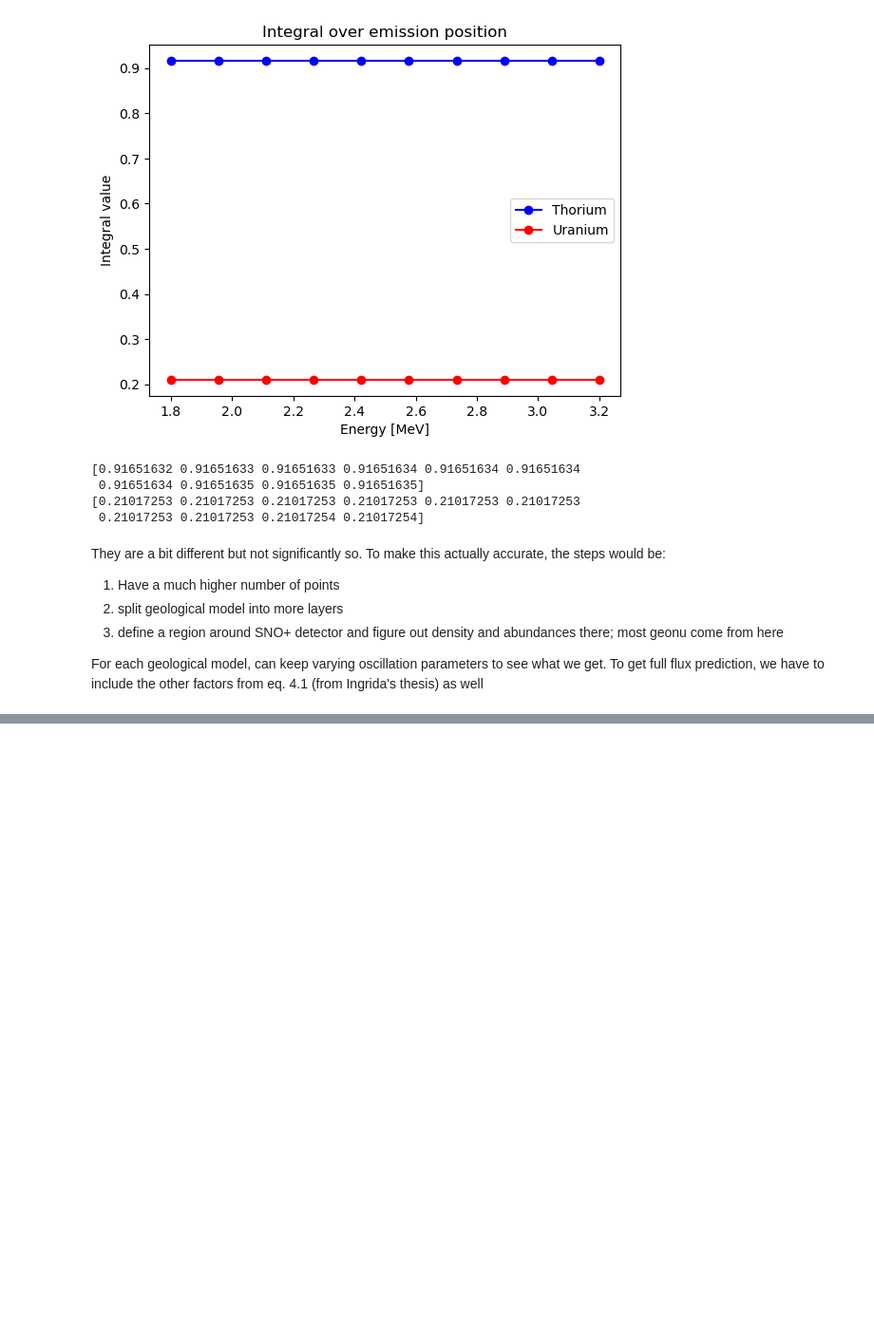
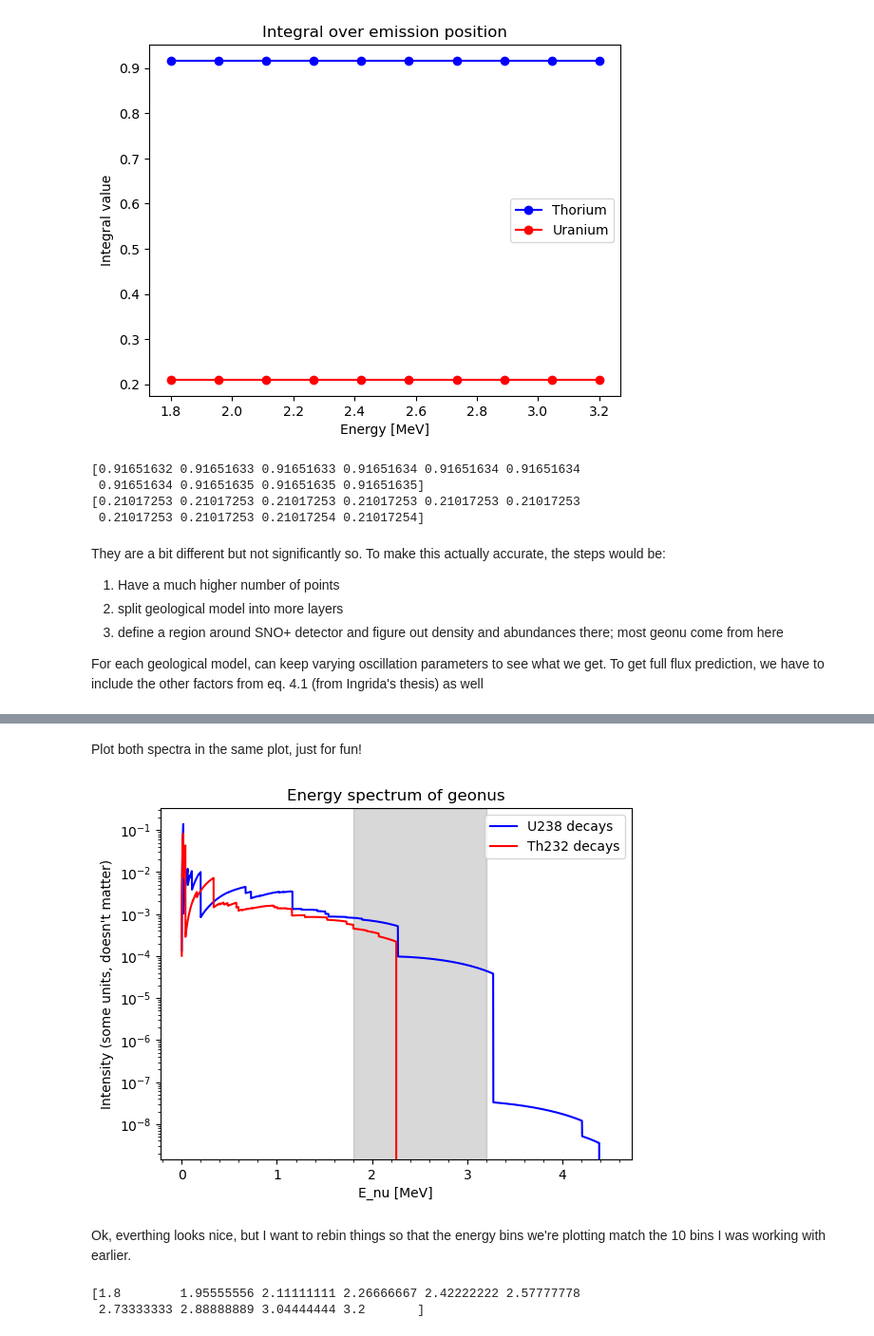
Before and after one commit to claradima/geonu_oscillation, a Jupyter notebook: Earth model.ipynb, the cells around one changed output, grey strips where cells are left out. Shown at 95% size. Saved outputs shown, nothing was run; the diff lists cells and outputs as text; code cells hidden in the pictures; blank space fills up the shorter version.

```diff
--- a/Earth model.ipynb
+++ b/Earth model.ipynb
@@ -674,0 +743,32 @@ I checked the data file for uranium, I'll figure out how to bring it in here and
+# %% [markdown]
+Plot both spectra in the same plot, just for fun!
+# %%
+# Plot U238 decay data (blue line)
+plt.plot(energy_array_U, dn_dE_U, label='U238 decays', color='blue')
+
+# Plot Th232 decay data (red line)
+plt.plot(energy_array_Th, dn_dE_Th, label='Th232 decays', color='red')
+
+plt.xlabel('E_nu [MeV]')
+plt.yscale('log')
+plt.ylabel('Intensity (some units, doesn\'t matter)')
+plt.title('Energy spectrum of geonus')
+
+# Add shaded region between 1.8 MeV and 3.2 MeV
+plt.axvspan(1.8, 3.2, alpha=0.3, color='gray')
+
+# Enable minor ticks on x-axis
+plt.minorticks_on()
+
+plt.legend(loc='upper right')
+
+plt.show()
+# %% [output]
+[figure, added]
+# %% [markdown]
+Ok, everthing looks nice, but I want to rebin things so that the energy bins we're plotting match the 10 bins I was working with earlier.
+# %%
+print(energy_array)
+# %% [output]
+[1.8        1.95555556 2.11111111 2.26666667 2.42222222 2.57777778
+ 2.73333333 2.88888889 3.04444444 3.2       ]
```
Also changed, not shown: parts of 50 cells of this notebook.
